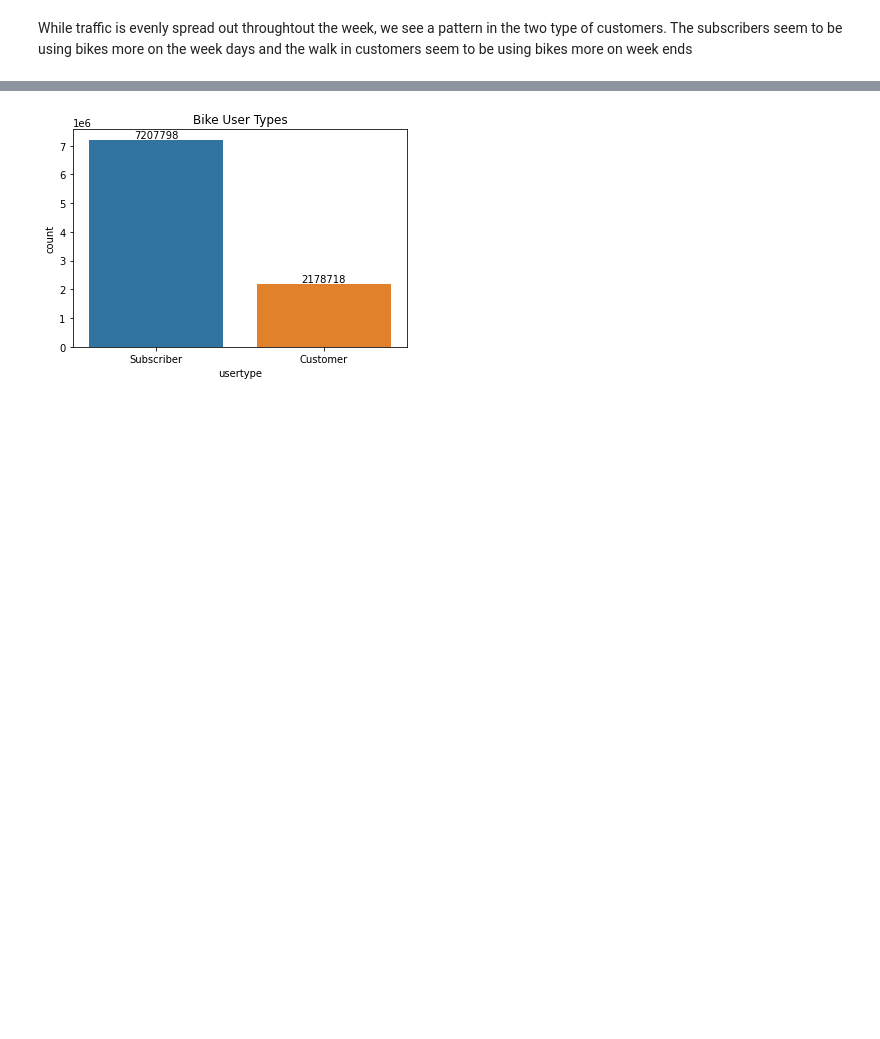
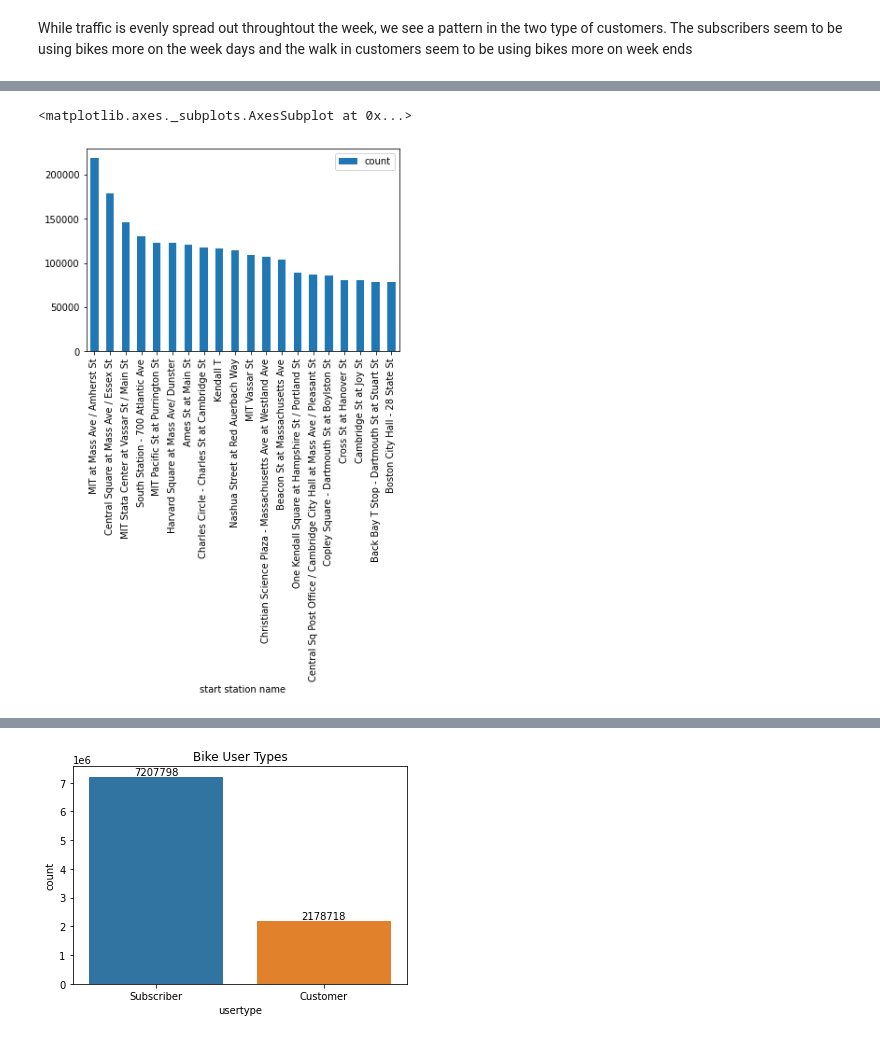
Before and after one commit to sharmasapna/Bluebike_Traffic_Forecasting, a Jupyter notebook: bluebikes_eda.ipynb, the cells around one changed output, grey strips where cells are left out. Drawn from its saved outputs; the diff is of its cells as text; code cells hidden in the pictures; blank space fills up the shorter version.

```diff
--- a/bluebikes_eda.ipynb
+++ b/bluebikes_eda.ipynb
@@ -187,0 +267,11 @@ While traffic is evenly spread out throughtout the week, we see a pattern in the
+# %%
+# looking at the stations having maximum outgoing traffic
+#y = pd.DataFrame(trip_data.groupby(['start station name'])['tripduration'].count().reset_index().rename(columns=({'count':'cnt'})))
+y = pd.DataFrame(trip_data.groupby(['start station name'])['tripduration'].agg(['count']))
+
+y = y.sort_values(by=['count'], ascending=False)
+y
+y.head(20).plot(kind = 'bar')
+# %% [output]
+<matplotlib.axes._subplots.AxesSubplot at 0x...>
+[figure, added]
```
Also changed, not shown: parts of 26 cells of this notebook.
